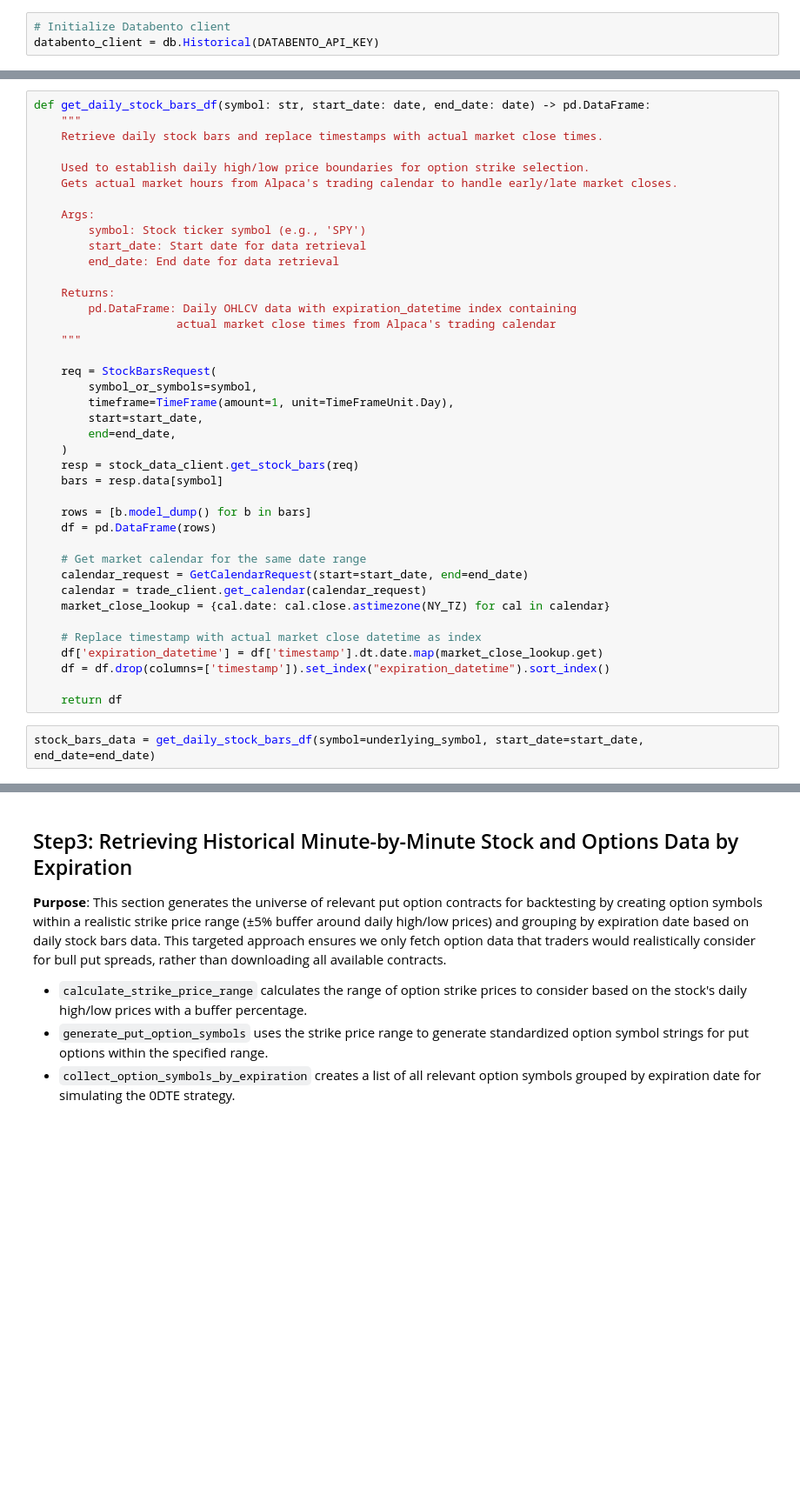
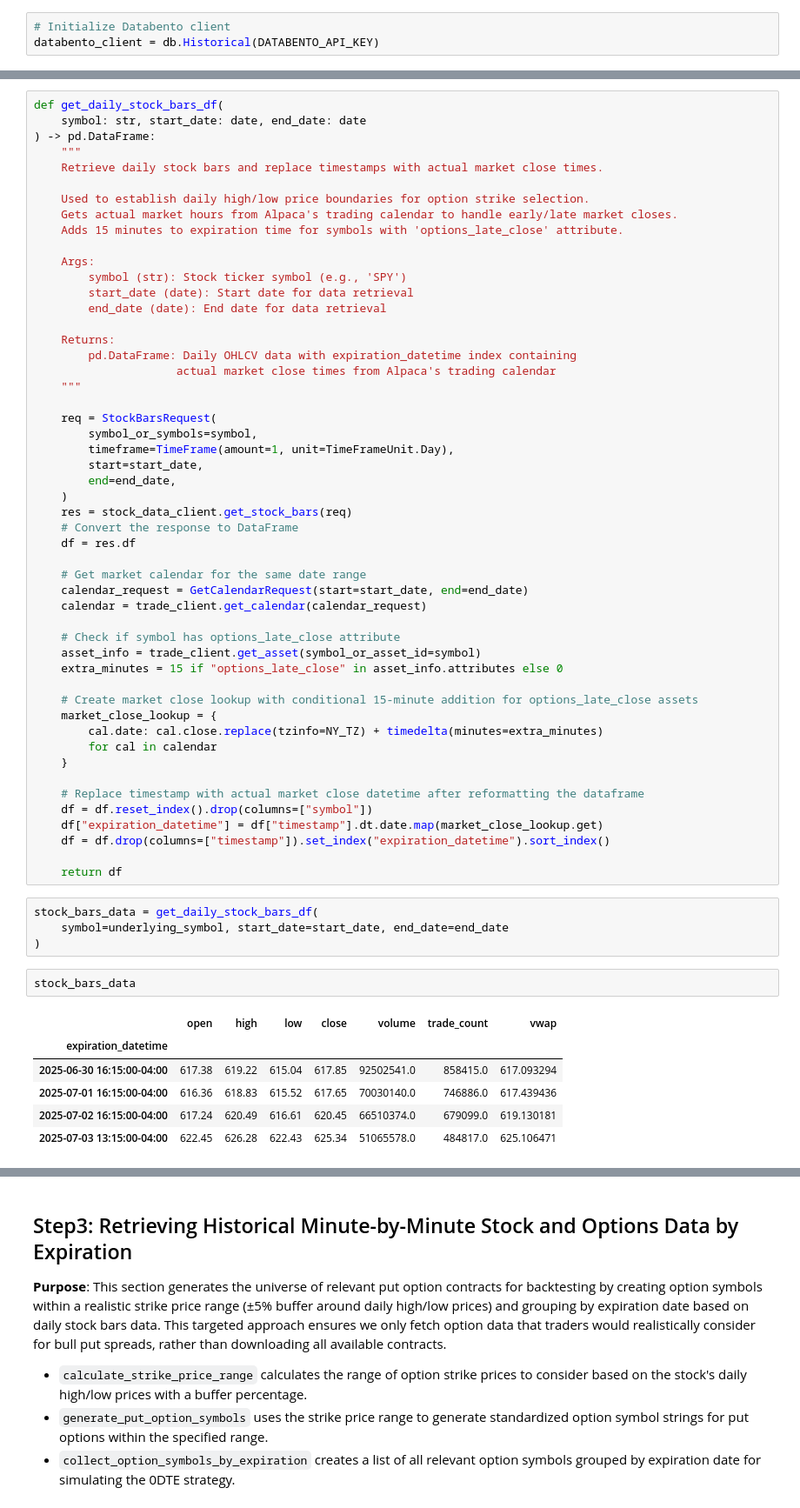
Before and after one commit to idsts2670/quant_algo_trading, a Jupyter notebook: options_strategy_backtesting/0DTE/zero_dte_backtest.ipynb, the cells around one changed output, grey strips where cells are left out. Shown at 87% size. Cells and saved outputs as stored; diff of their text form; blank space fills up the shorter version.

```diff
--- a/options_strategy_backtesting/0DTE/zero_dte_backtest.ipynb
+++ b/options_strategy_backtesting/0DTE/zero_dte_backtest.ipynb
@@ -156,15 +238,18 @@ TARGET_STOP_LOSS_PERCENTAGE = 0.5
 # %%
-def get_daily_stock_bars_df(symbol: str, start_date: date, end_date: date) -> pd.DataFrame:
+def get_daily_stock_bars_df(
+    symbol: str, start_date: date, end_date: date
+) -> pd.DataFrame:
     """
     Retrieve daily stock bars and replace timestamps with actual market close times.
 
     Used to establish daily high/low price boundaries for option strike selection.
     Gets actual market hours from Alpaca's trading calendar to handle early/late market closes.
+    Adds 15 minutes to expiration time for symbols with 'options_late_close' attribute.
 
     Args:
-        symbol: Stock ticker symbol (e.g., 'SPY')
-        start_date: Start date for data retrieval
-        end_date: End date for data retrieval
+        symbol (str): Stock ticker symbol (e.g., 'SPY')
+        start_date (date): Start date for data retrieval
+        end_date (date): End date for data retrieval
 
     Returns:
         pd.DataFrame: Daily OHLCV data with expiration_datetime index containing
@@ -177,24 +262,43 @@ def get_daily_stock_bars_df(symbol: str, start_date: date, end_date: date) -> pd
         start=start_date,
         end=end_date,
     )
-    resp = stock_data_client.get_stock_bars(req)
-    bars = resp.data[symbol]
-
-    rows = [b.model_dump() for b in bars]
-    df = pd.DataFrame(rows)
+    res = stock_data_client.get_stock_bars(req)
+    # Convert the response to DataFrame
+    df = res.df
 
     # Get market calendar for the same date range
     calendar_request = GetCalendarRequest(start=start_date, end=end_date)
     calendar = trade_client.get_calendar(calendar_request)
-    market_close_lookup = {cal.date: cal.close.astimezone(NY_TZ) for cal in calendar}
 
-    # Replace timestamp with actual market close datetime as index
-    df['expiration_datetime'] = df['timestamp'].dt.date.map(market_close_lookup.get)
-    df = df.drop(columns=['timestamp']).set_index("expiration_datetime").sort_index()
+    # Check if symbol has options_late_close attribute
+    asset_info = trade_client.get_asset(symbol_or_asset_id=symbol)
+    extra_minutes = 15 if "options_late_close" in asset_info.attributes else 0
+
+    # Create market close lookup with conditional 15-minute addition for options_late_close assets
+    market_close_lookup = {
+        cal.date: cal.close.replace(tzinfo=NY_TZ) + timedelta(minutes=extra_minutes)
+        for cal in calendar
+    }
+
+    # Replace timestamp with actual market close datetime after reformatting the dataframe
+    df = df.reset_index().drop(columns=["symbol"])
+    df["expiration_datetime"] = df["timestamp"].dt.date.map(market_close_lookup.get)
+    df = df.drop(columns=["timestamp"]).set_index("expiration_datetime").sort_index()
 
     return df
 # %%
-stock_bars_data = get_daily_stock_bars_df(symbol=underlying_symbol, start_date=start_date, end_date=end_date)
+stock_bars_data = get_daily_stock_bars_df(
+    symbol=underlying_symbol, start_date=start_date, end_date=end_date
+)
+# %%
+stock_bars_data
+# %% [output]
+|  | open | high | low | close | volume | trade_count | vwap |
+| expiration_datetime |  |  |  |  |  |  |  |
+| 2025-06-30 16:15:00-04:00 | 617.38 | 619.22 | 615.04 | 617.85 | 92502541.0 | 858415.0 | 617.093294 |
+| 2025-07-01 16:15:00-04:00 | 616.36 | 618.83 | 615.52 | 617.65 | 70030140.0 | 746886.0 | 617.439436 |
+| 2025-07-02 16:15:00-04:00 | 617.24 | 620.49 | 616.61 | 620.45 | 66510374.0 | 679099.0 | 619.130181 |
+| 2025-07-03 13:15:00-04:00 | 622.45 | 626.28 | 622.43 | 625.34 | 51065578.0 | 484817.0 | 625.106471 |
 # %%
 # Get the first 2 rows of the stock bars data
 stock_bars_data.head(2)
```
Also changed, not shown: parts of 34 cells of this notebook, 1 other file.
